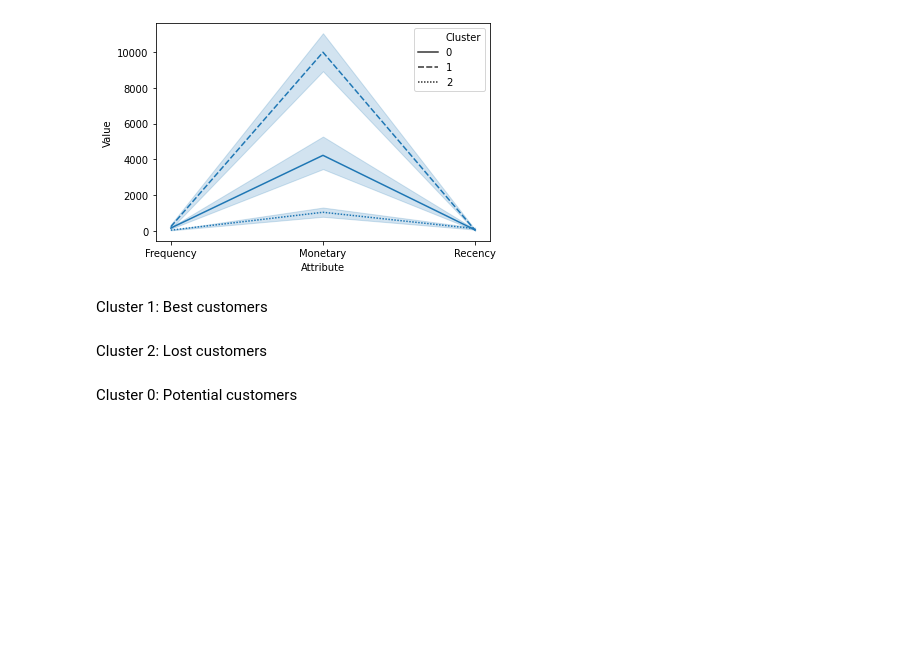
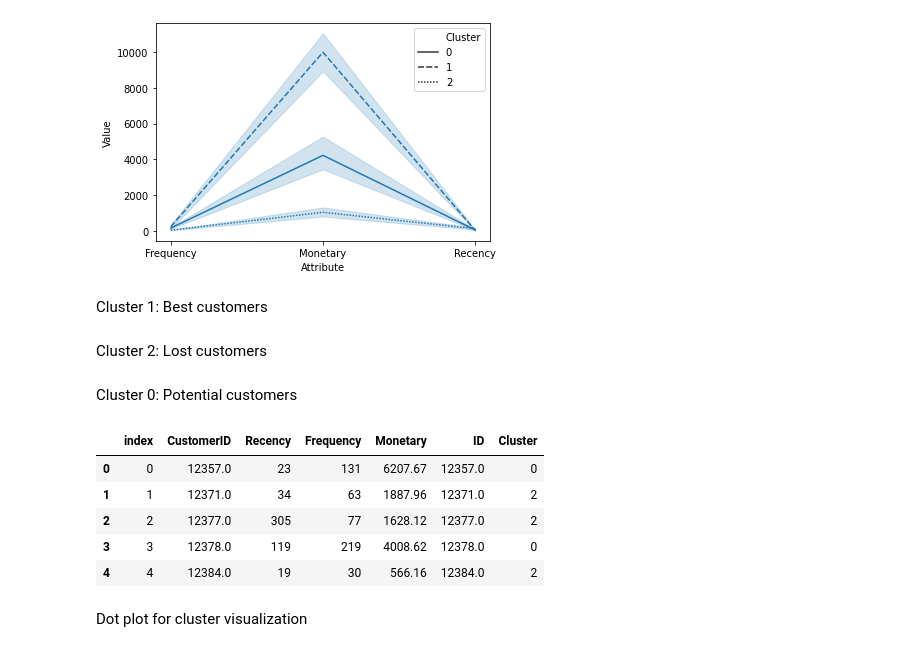
Before and after one commit to Vidushi-Gupta/Customer_Segmentation, a Jupyter notebook: Notebook/k_means_clustering.ipynb, the cells around one changed output. Saved outputs shown, nothing was run; the diff lists cells and outputs as text; code cells hidden in the pictures; blank space fills up the shorter version.

```diff
--- a/Notebook/k_means_clustering.ipynb
+++ b/Notebook/k_means_clustering.ipynb
@@ -227,3 +229,16 @@ Cluster 1: Best customers
 Cluster 2: Lost customers
 # %% [markdown]
 Cluster 0: Potential customers
+# %%
+df_rfm=df_rfm.reset_index()
+df_rfm=df_rfm.reset_index()
+df_rfm.head()
+# %% [output]
+|  | index | CustomerID | Recency | Frequency | Monetary | ID | Cluster |
+| 0 | 0 | 12357.0 | 23 | 131 | 6207.67 | 12357.0 | 0 |
+| 1 | 1 | 12371.0 | 34 | 63 | 1887.96 | 12371.0 | 2 |
+| 2 | 2 | 12377.0 | 305 | 77 | 1628.12 | 12377.0 | 2 |
+| 3 | 3 | 12378.0 | 119 | 219 | 4008.62 | 12378.0 | 0 |
+| 4 | 4 | 12384.0 | 19 | 30 | 566.16 | 12384.0 | 2 |
+# %% [markdown]
+Dot plot for cluster visualization
```
Also changed, not shown: parts of 2 cells of this notebook, 1 other file.
